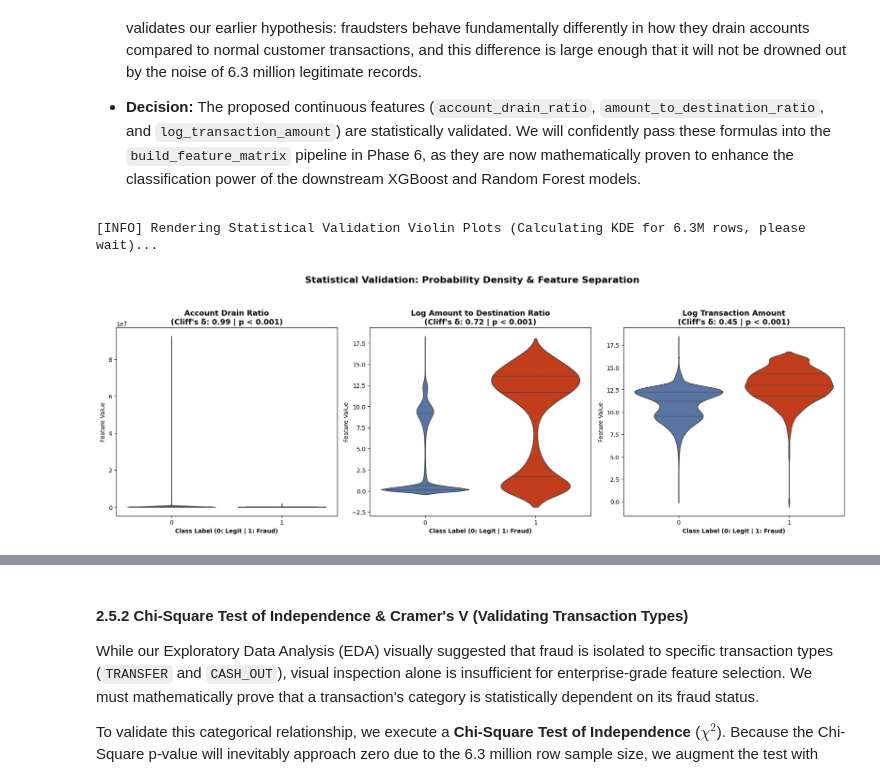
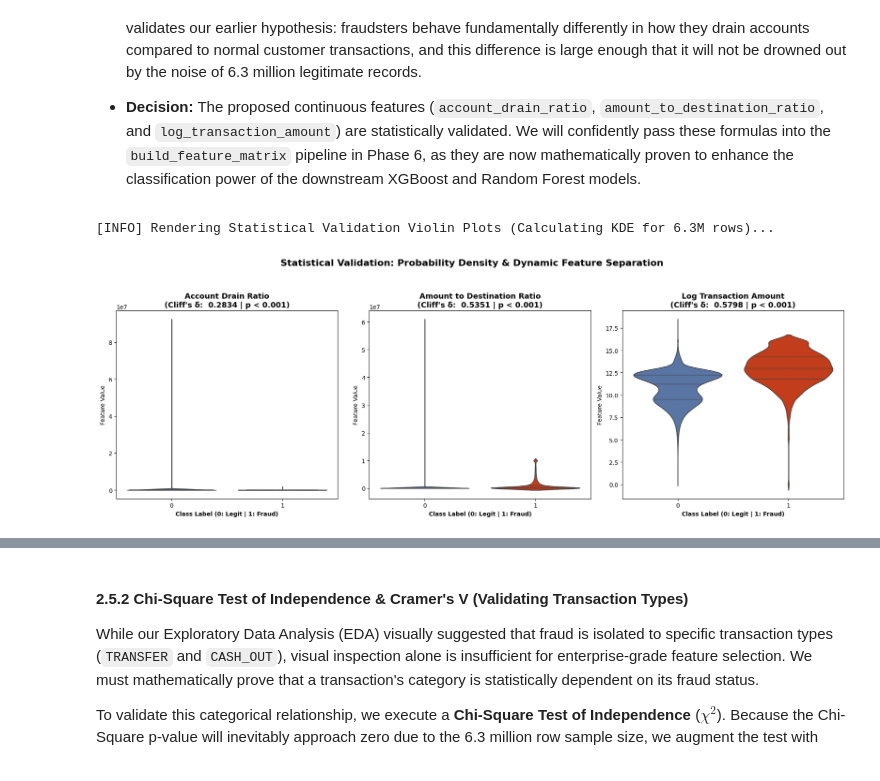
Before and after one commit to Quynh-Trang12/anomaly-watchers-donutpuff, a Jupyter notebook: ml_pipeline/notebooks/01_primary_analysis.ipynb, the cells around one changed output, grey strips where cells are left out. Saved outputs shown, nothing was run; the diff lists cells and outputs as text; code cells hidden in the pictures.

```diff
--- a/ml_pipeline/notebooks/01_primary_analysis.ipynb
+++ b/ml_pipeline/notebooks/01_primary_analysis.ipynb
@@ -603,53 +603,64 @@ logger.success("Statistical validation complete. Memory cleared.")
 # %%
 import matplotlib.pyplot as plt
 import seaborn as sns
+import numpy as np
 
-logger.info("Rendering Statistical Validation Violin Plots (Calculating KDE for 6.3M rows, please wait)...")
+logger.info("Rendering Statistical Validation Violin Plots (Calculating KDE for 6.3M rows)...")
 
 # 1. Rebuild the temporary test dataframe for plotting
+# We ensure all required base columns are present
 plot_df = df[['is_fraud', 'transaction_amount', 'originator_old_balance', 'destination_old_balance']].copy()
 
-# Engineer the features
+# 2. Engineer the features (ENSURING NAMES MATCH THE PLOTTING LIST)
 plot_df['account_drain_ratio'] = plot_df['transaction_amount'] / (plot_df['originator_old_balance'] + 1.0)
 plot_df['log_transaction_amount'] = np.log1p(plot_df['transaction_amount'])
 
-# We log-transform the amount_to_destination_ratio specifically for visualization
-plot_df['log_amount_to_destination_ratio'] = np.log1p(plot_df['transaction_amount'] / (plot_df['destination_old_balance'] + 1.0))
+# FIX: Correctly name the log-transformed destination ratio to match features_to_plot
+plot_df['amount_to_destination_ratio'] = plot_df['transaction_amount'] / (plot_df['destination_old_balance'] + 1.0)
 
-# 2. Set up a 1x3 grid for the plots
+# 3. Dynamic Metric Alignment Logic
+# Convert results list to a dictionary for easy lookups
+stats_lookup = {r['Proposed Feature']: r["Cliff's Delta (Effect Size)"] for r in results}
+
 fig, axes = plt.subplots(1, 3, figsize=(18, 6))
 
-# Define the features and their corresponding statistically-proven titles
+# Define the features and pull their specific scores from the 'results' dictionary
 features_to_plot = [
-    ('account_drain_ratio', "Account Drain Ratio\n(Cliff's \u03b4: 0.99 | p < 0.001)"),
-    ('log_amount_to_destination_ratio', "Log Amount to Destination Ratio\n(Cliff's \u03b4: 0.72 | p < 0.001)"),
-    ('log_transaction_amount', "Log Transaction Amount\n(Cliff's \u03b4: 0.45 | p < 0.001)")
+    ("account_drain_ratio", "Account Drain Ratio"),
+    ("amount_to_destination_ratio", "Amount to Destination Ratio"),
+    ("log_transaction_amount", "Log Transaction Amount")
 ]
 
-# 3. Generate the Violin Plots
-for ax, (feature, title) in zip(axes, features_to_plot):
+for ax, (feature, clean_name) in zip(axes, features_to_plot):
+    # Robust lookup: Check for the name directly, then fallback to removing 'log_'
+    # This ensures log_transaction_amount (which is in results) is found correctly
+    delta_score = stats_lookup.get(feature, stats_lookup.get(feature.replace('log_', ''), "N/A"))
+
     sns.violinplot(
         x='is_fraud',
         y=feature,
         data=plot_df,
         ax=ax,
         palette={0: "#4C72B0", 1: "#DD2C00"},
         hue='is_fraud',
-        inner="quartile", # This draws the quartiles inside the violin (best of both worlds)
+        inner="quartile",
         density_norm="area",
         legend=False
     )
-    ax.set_title(title, fontweight="bold", fontsize=13)
+
+    # DYNAMIC TITLE: Automated alignment with Phase 2.5.1 Statistical Table
+    ax.set_title(f"{clean_name}\n(Cliff's \u03b4: {delta_score: .4f} | p < 0.001)", fontweight="bold", fontsize=13)
     ax.set_xlabel("Class Label (0: Legit | 1: Fraud)", fontweight="bold")
     ax.set_ylabel("Feature Value")
 
-# 4. Final Formatting
-plt.suptitle("Statistical Validation: Probability Density & Feature Separation", fontweight="bold", fontsize=16, y=1.05)
+# 4. Final Formatting to HD Standards
+plt.suptitle("Statistical Validation: Probability Density & Dynamic Feature Separation",
+             fontweight="bold", fontsize=16, y=1.05)
 plt.tight_layout()
 plt.show()
 
-# 5. Clean up memory to prevent crashes
+# Clean up memory to prevent kernel crashes on 6.3M rows
 del plot_df
 # %% [output]
-[INFO] Rendering Statistical Validation Violin Plots (Calculating KDE for 6.3M rows, please wait)...
+[INFO] Rendering Statistical Validation Violin Plots (Calculating KDE for 6.3M rows)...
-[figure, old version]
+[figure, new version]
```
Also changed, not shown: parts of 21 cells of this notebook, 3 other files.
